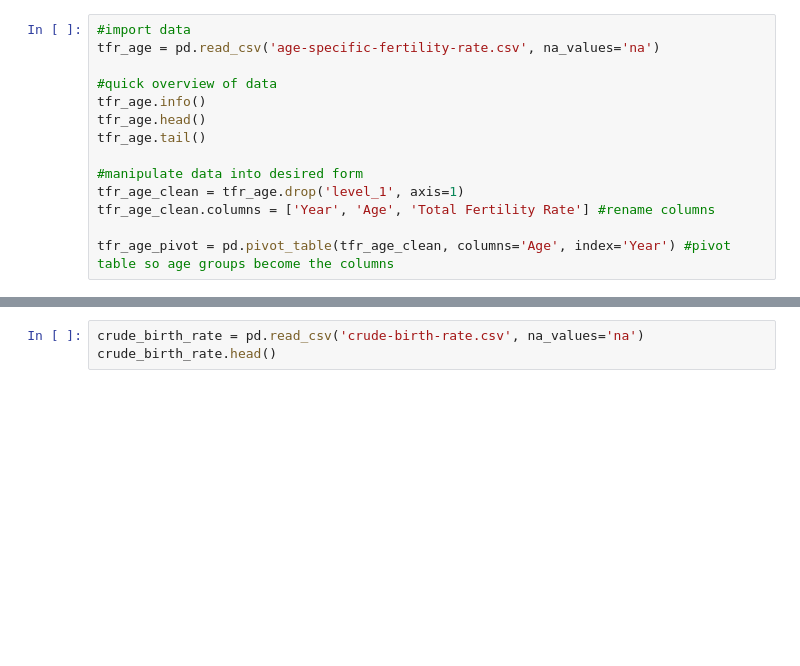
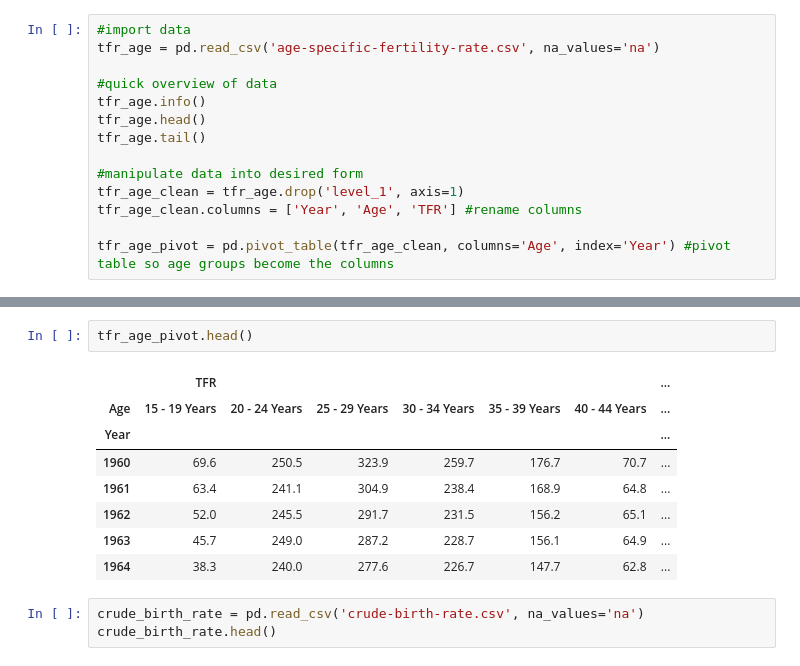
Before and after one commit to yinglinglow/dataprojects, a Jupyter notebook: Births_test.ipynb, the cells around one changed output, grey strips where cells are left out. Saved outputs shown, nothing was run; the diff lists cells and outputs as text; blank space fills up the shorter version.

```diff
--- a/Births_test.ipynb
+++ b/Births_test.ipynb
@@ -14,6 +25,6 @@ tfr_age.tail()
 
 #manipulate data into desired form
 tfr_age_clean = tfr_age.drop('level_1', axis=1)
-tfr_age_clean.columns = ['Year', 'Age', 'Total Fertility Rate'] #rename columns
+tfr_age_clean.columns = ['Year', 'Age', 'TFR'] #rename columns
 
 tfr_age_pivot = pd.pivot_table(tfr_age_clean, columns='Age', index='Year') #pivot table so age groups become the columns
@@ -47,3 +75,14 @@ plt.savefig('TFR.png', bbox_inches='tight')
+# %%
+tfr_age_pivot.head()
+# %% [output]
+|  | TFR |  |  |  |  |  | ... |
+| Age | 15 - 19 Years | 20 - 24 Years | 25 - 29 Years | 30 - 34 Years | 35 - 39 Years | 40 - 44 Years | ... |
+| Year |  |  |  |  |  |  | ... |
+| 1960 | 69.6 | 250.5 | 323.9 | 259.7 | 176.7 | 70.7 | ... |
+| 1961 | 63.4 | 241.1 | 304.9 | 238.4 | 168.9 | 64.8 | ... |
+| 1962 | 52.0 | 245.5 | 291.7 | 231.5 | 156.2 | 65.1 | ... |
+| 1963 | 45.7 | 249.0 | 287.2 | 228.7 | 156.1 | 64.9 | ... |
+| 1964 | 38.3 | 240.0 | 277.6 | 226.7 | 147.7 | 62.8 | ... |
 # %%
 crude_birth_rate = pd.read_csv('crude-birth-rate.csv', na_values='na')
 crude_birth_rate.head()
```
Also changed, not shown: parts of 4 cells of this notebook, 6 other files.
